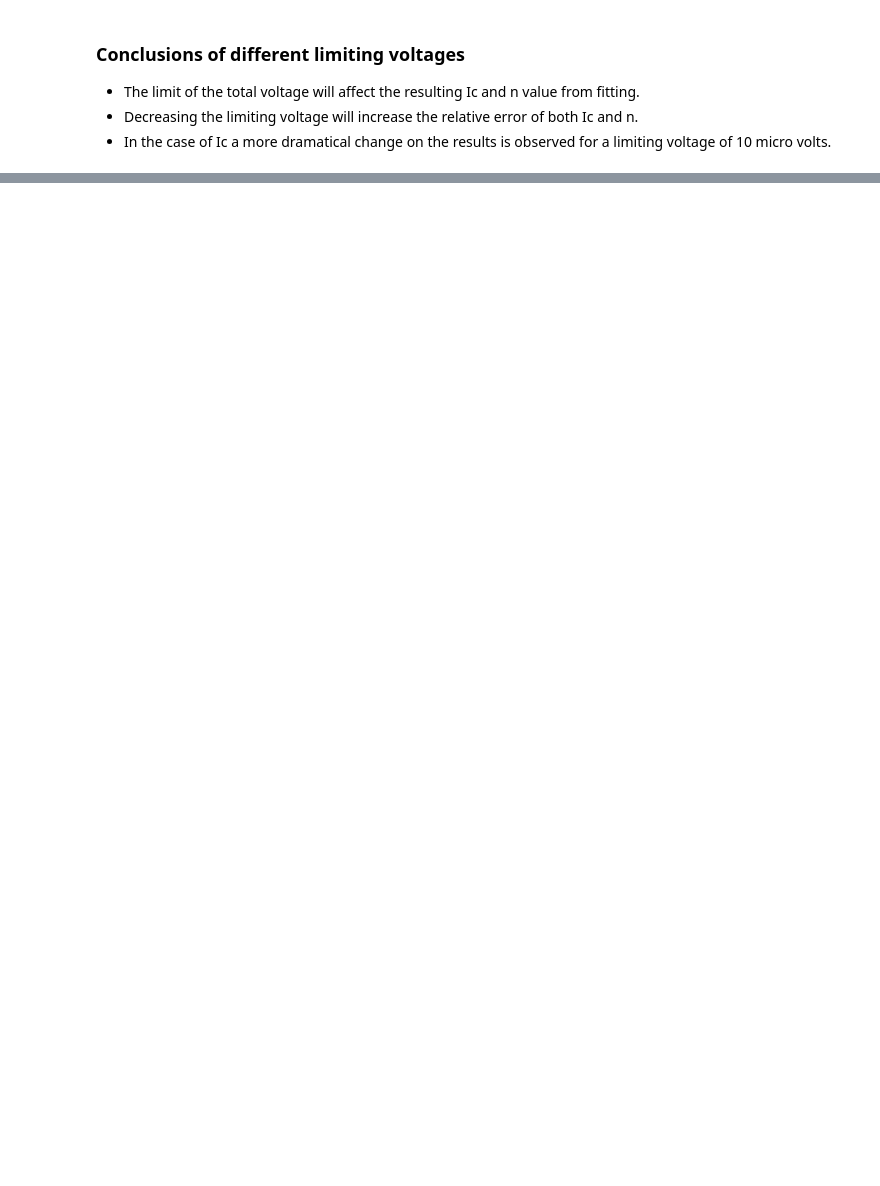
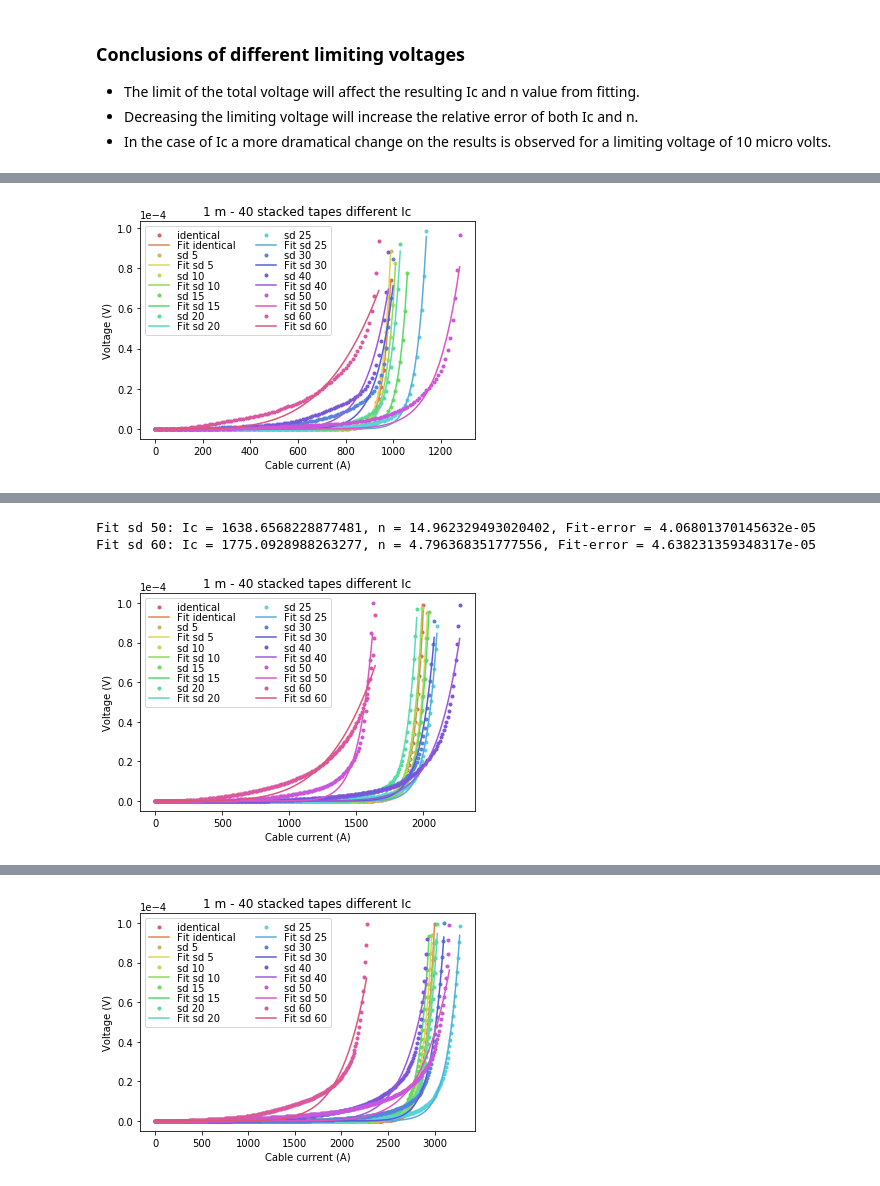
Before and after one commit to auroc10/LBNL, a Jupyter notebook: 2 stacked tapes-different cases.ipynb, the cells around one changed output, grey strips where cells are left out. Drawn from its saved outputs; the diff is of its cells as text; code cells hidden in the pictures; blank space fills up the shorter version.

```diff
--- a/2 stacked tapes-different cases.ipynb
+++ b/2 stacked tapes-different cases.ipynb
@@ -1093,0 +1103,11 @@ plt.grid()
+# %%
+# Fitting only exponential with 10uV as voltage criteria
+
+def model_func_exp10(I,Ic,n):
+    V0 = 10E-6 # Considering the criterion 10uV/m with length = 1 m
+    return V0*(I/Ic)**n
+
+def fit_exp10(I,V,Ic0,n0): #(Ic0,n0) are guessed initial values
+    opt_parms, parm_cov = sp.optimize.curve_fit(model_func_exp10, I, V,(Ic0,n0))
+    Ic,n = opt_parms
+    return Ic,n
@@ -1093,0 +1442,60 @@ plt.grid()
+# %%
+%matplotlib inline
+sns.set_palette(sns.color_palette("hls", 20))
+
+# Name of the files with data from different number of tapes
+Ntape = [10,20,30,40]
+files = ['10 tapes normal Ic.xlsx','20 tapes normal Ic.xlsx','30 tapes normal Ic.xlsx','40 tapes normal Ic - 5kA.xlsx']
+sheets = ['identical','sd 5','sd 10','sd 15','sd 20','sd 25','sd 30','sd 40','sd 50','sd 60']
+
+Ic_array_exp100u = np.zeros((len(Ntape),len(sheets)))
+n_array_exp100u = np.zeros((len(Ntape),len(sheets)))
+Fit_error_exp100u = np.zeros((len(Ntape),len(sheets)))
+
+for k in range(len(files)):
+    #Getting data from excel  file
+
+    N = Ntape[k]
+    file = files[k]
+    # 'dif Ic Rt 5u'
+    print(f'{N} tapes')
+    for i in range(len(sheets)):
+        I,V,VR,Icable = gettingdata(N,file,sheets[i])
+        ntape = 0 # Index for the number of tape
+        Vt = V[ntape]+VR[ntape] # Total voltage
+
+        # Second fitting removing resistive part
+        Rt = 0.5E-6/N
+        Vt_exp = Vt-Icable*Rt # Removing resistive part
+
+        Vt_lim = []
+        Icable_lim = []
+
+        for j in range(len(Vt_exp)):
+            if Vt_exp[j] <= 100e-6: # Limit of the total voltage
+                Vt_lim.append(Vt_exp[j])
+                Icable_lim.append(Icable[j])
+
+        Vt_lim = np.array(Vt_lim)
+        Icable_lim = np.array(Icable_lim)
+
+        # Initial values to fit exponential part
+        Ic0,n0 = 100*N,28
+        Ic_e,n_e = fit_exp(Icable_lim,Vt_lim,Ic0,n0)
+        Ic_array_exp100u[k][i] = Ic_e
+        n_array_exp100u[k][i] = n_e
+        Vt_fit_exp = model_func_exp(Icable_lim,Ic_e,n_e)
+        Fit_error_exp100u[k][i] = np.sqrt(sum((Vt_lim-Vt_fit_exp)**2))
+
+        plt.plot(Icable_lim,Vt_lim,'.',label = sheets[i])
+        plt.plot(Icable_lim,Vt_fit_exp,label = 'Fit '+str(sheets[i])) #: $V = %0.10f *I + Vc*(I/%0.4f)^{%0.4f} $' % (Rt,Ic,n))
+        print(f'Fit {sheets[i]}: Ic = {Ic_e}, n = {n_e}, Fit-error = {Fit_error_exp100u[k][i]}')
+    plt.legend(labelspacing=0.01,ncol=2,loc='upper left')
+    plt.xlabel('Cable current (A)')
+    plt.ylabel('Voltage (V)')
+    plt.title('1 m - 40 stacked tapes different Ic')
+    #plt.xlim(0,150)
+    #plt.ylim(-0.00001,0.0005)
+    plt.ticklabel_format(style='sci', axis='y', scilimits=(0,0))
+    plt.show()
+# %% [output]
@@ -1093,0 +1513 @@ plt.grid()
+[figure, added]
@@ -1093,0 +1523,3 @@ plt.grid()
+Fit sd 50: Ic = 1638.6568228877481, n = 14.962329493020402, Fit-error = 4.06801370145632e-05
+Fit sd 60: Ic = 1775.0928988263277, n = 4.796368351777556, Fit-error = 4.638231359348317e-05
+[figure, added]
@@ -1093,0 +1537 @@ plt.grid()
+[figure, added]
```
Also changed, not shown: parts of 14 cells of this notebook.
